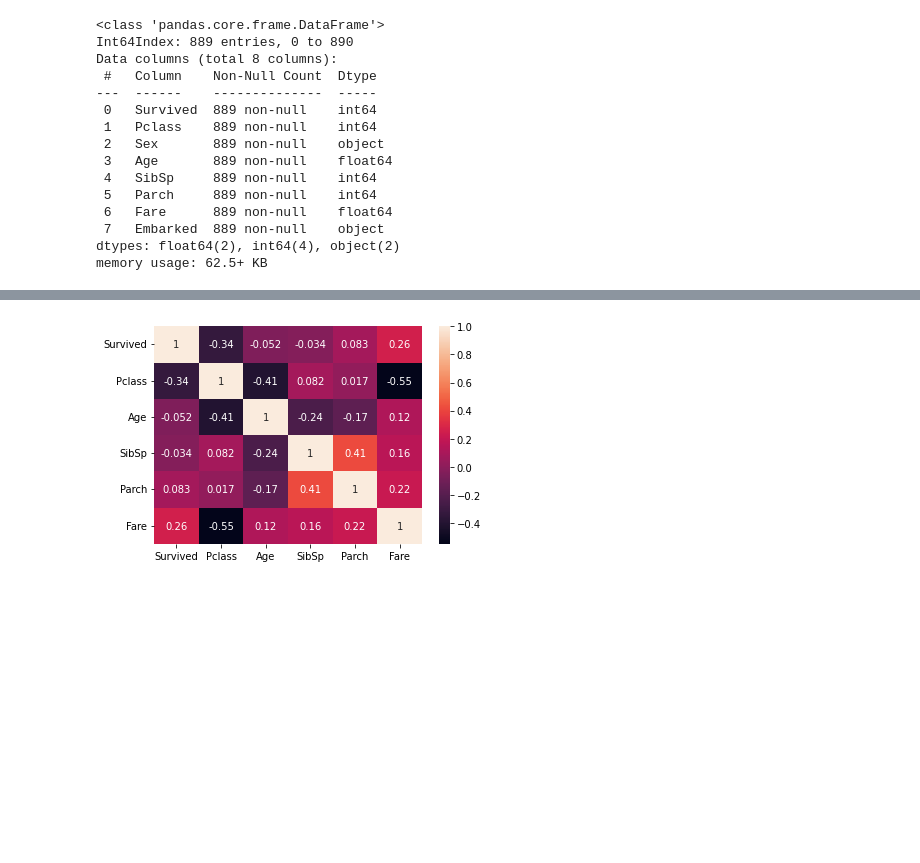
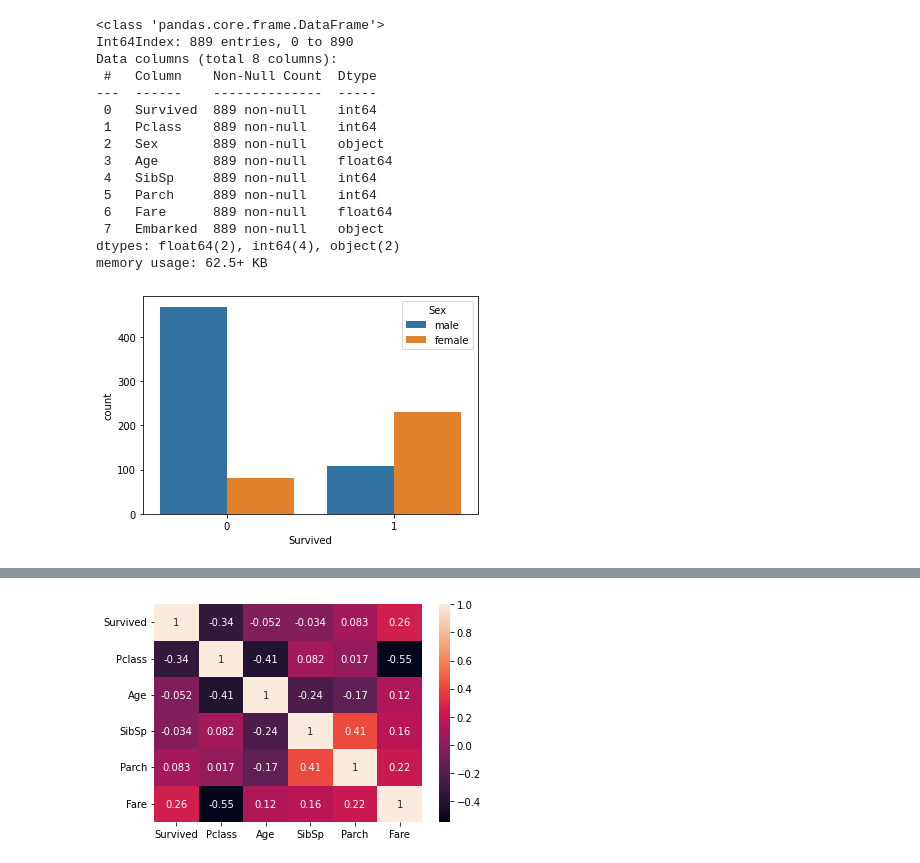
Before and after one commit to Wali-Mohamed/Titanic-Survival-Machine-Learning, a Jupyter notebook: titanic-notebook-w.ipynb, the cells around one changed output, grey strips where cells are left out. Saved outputs shown, nothing was run; the diff lists cells and outputs as text; code cells hidden in the pictures; blank space fills up the shorter version.

```diff
--- a/titanic-notebook-w.ipynb
+++ b/titanic-notebook-w.ipynb
@@ -168,3 +185,8 @@ Data columns (total 8 columns):
  7   Embarked  889 non-null    object
 dtypes: float64(2), int64(4), object(2)
 memory usage: 62.5+ KB
+# %%
+# fraction of those who survived
+sns.countplot(data=df, x='Survived', hue='Sex');
+# %% [output]
+[figure, added]
```
Also changed, not shown: parts of 13 cells of this notebook.
